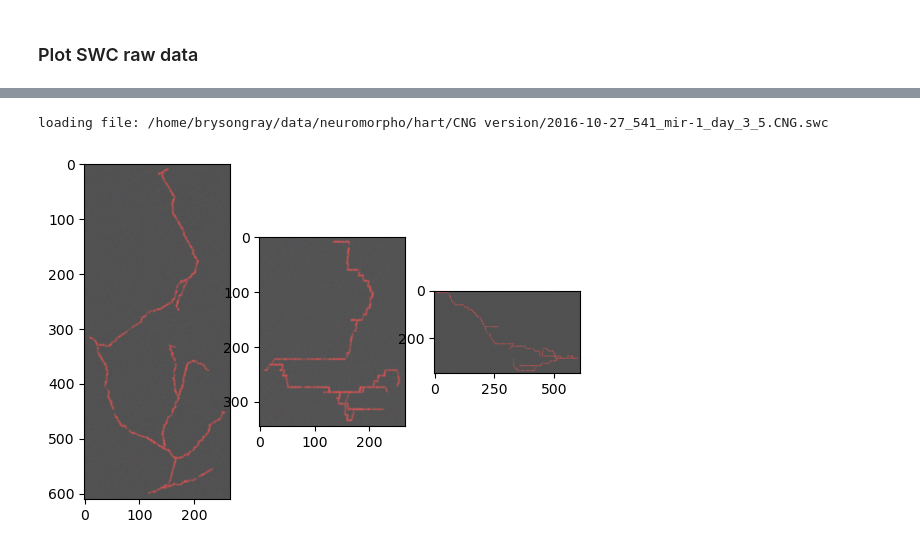
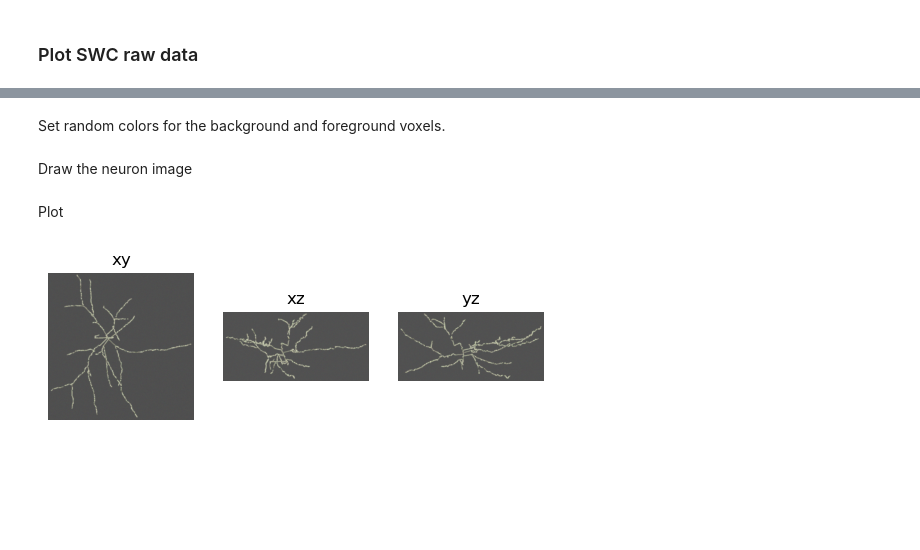
Before and after one commit to twardlab/neurotrack, a Jupyter notebook: notebooks/make_simulated_neurons.ipynb, the cells around one changed output, grey strips where cells are left out. Cells and saved outputs as stored; diff of their text form; code cells hidden in the pictures; blank space fills up the shorter version.

```diff
--- a/notebooks/make_simulated_neurons.ipynb
+++ b/notebooks/make_simulated_neurons.ipynb
@@ -116,31 +130,42 @@ loading file: /home/brysongray/data/neuromorpho/hart/CNG version/2016-10-27_541_
+# %% [markdown]
+Set random colors for the background and foreground voxels.
 # %%
 rng = np.random.default_rng()
-color = np.array([1.0, 1.0, 1.0])
+neuron_color = np.array([1.0, 1.0, 1.0])
 background = np.array([0., 0., 0.])
 if random_contrast:
-    color = rng.uniform(size=3)
-    color /= np.linalg.norm(color)
-    background = rng.uniform(size=3)
-    background = background / np.linalg.norm(background) * 0.01
-swc_data = draw.neuron_from_swc(swc_list,
-                                width=3,
-                                noise=0.05,
-                                dropout=True,
-                                adjust=True,
-                                background_color=background,
-                                neuron_color=color,
-                                random_brightness=True,
-                                binary=False,
-                                rng=rng)
-
-img = swc_data["image"].data.permute(1,2,3,0)
-
-fig, ax = plt.subplots(1,3)
-ax[0].imshow(img.amax(0))
-ax[1].imshow(img.amax(1))
-ax[2].imshow(img.amax(2))
-
-plt.show()
+    neuron_color = rng.uniform(size=3)
+    neuron_color /= np.linalg.norm(neuron_color)
+    background_color = rng.uniform(size=3)
+    background_color = background_color / np.linalg.norm(background_color) * 0.01
-# %% [output]
-loading file: /home/brysongray/data/neuromorpho/hart/CNG version/2016-10-27_541_mir-1_day_3_5.CNG.swc
-[figure, removed]
+# %% [markdown]
+Draw the neuron image
+# %%
+
+swc_data = draw.neuron_from_swc(swc_list,
+                                width=3,
+                                noise=0.05,
+                                dropout=True,
+                                adjust=True,
+                                background_color=background,
+                                neuron_color=neuron_color,
+                                random_brightness=True,
+                                binary=False,
+                                rng=rng)
+# %% [markdown]
+Plot
+# %%
+img = swc_data["image"].data.permute(1,2,3,0)
+
+fig, ax = plt.subplots(1,3)
+ax[0].imshow(img.amax(0))
+ax[0].set_title('xy')
+ax[1].imshow(img.amax(1))
+ax[1].set_title('xz')
+ax[2].imshow(img.amax(2))
+ax[2].set_title('yz')
+for x in ax:
+    x.set_axis_off()
+plt.show()
+# %% [output]
+[figure, added]
```
Also changed, not shown: parts of 14 cells of this notebook, 4 other files.
